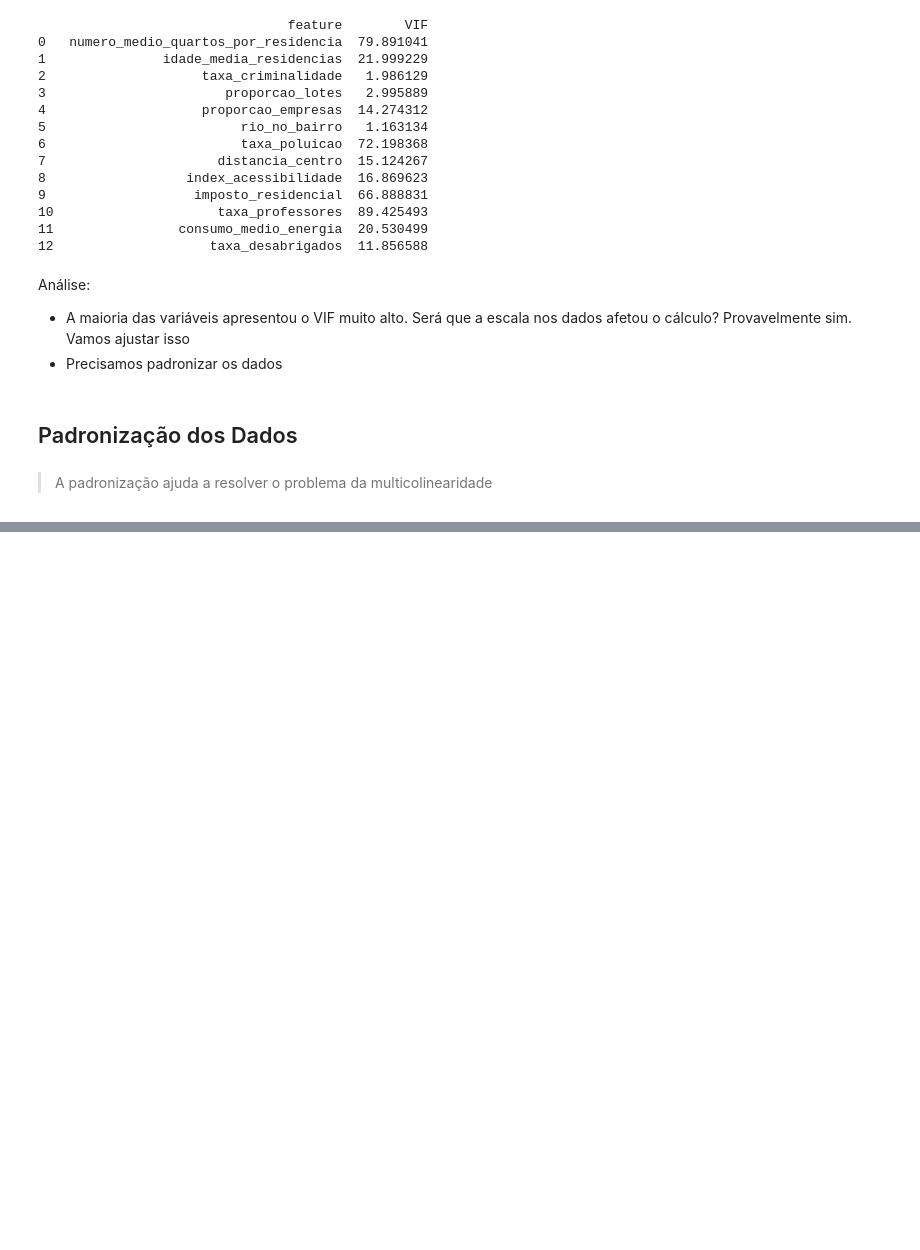
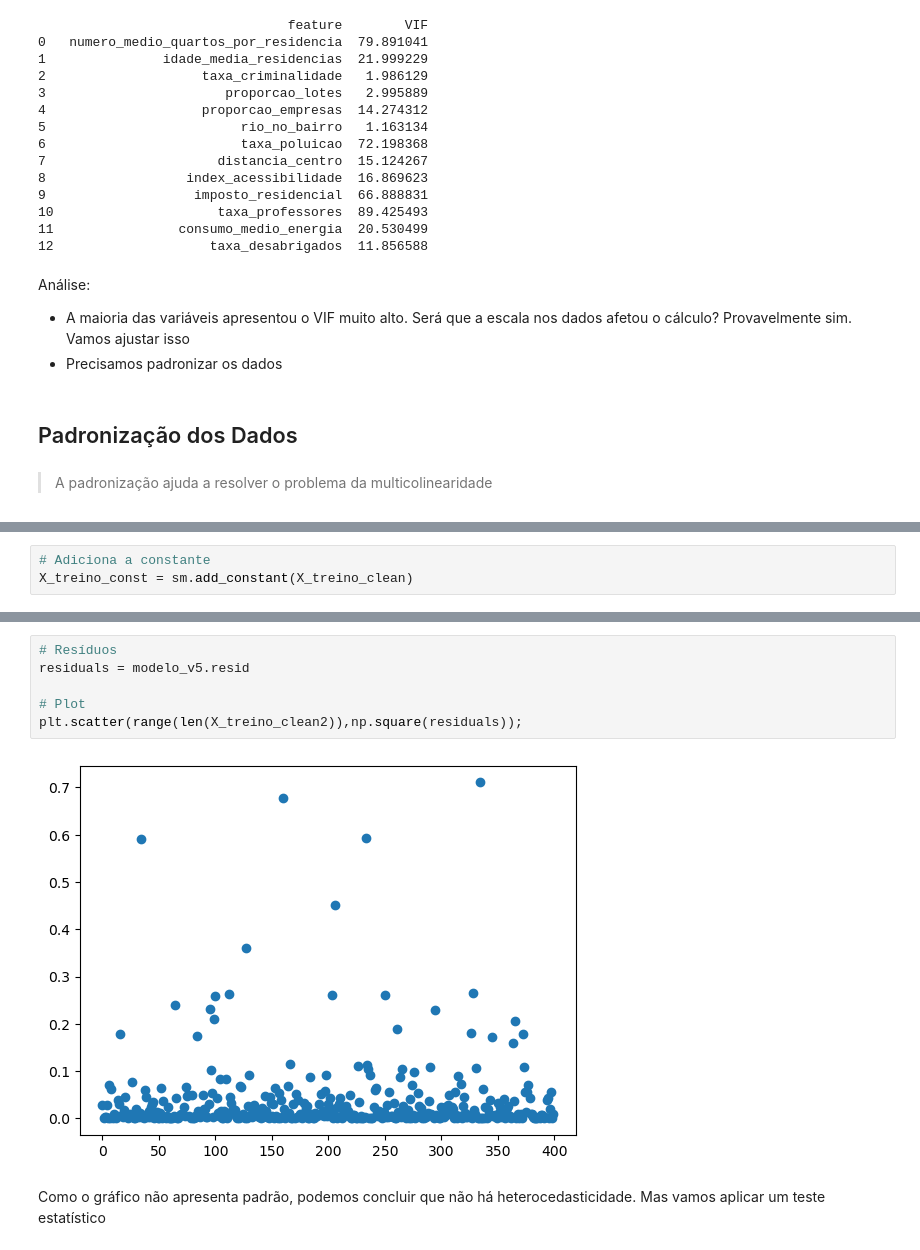
Before and after one commit to anandasouza/Aplicacao-e-Interpretacao-de-Testes-estatisticos, a Jupyter notebook: projeto.ipynb, the cells around one changed output, grey strips where cells are left out. Cells and saved outputs as stored; diff of their text form; blank space fills up the shorter version.

```diff
--- a/projeto.ipynb
+++ b/projeto.ipynb
@@ -587,0 +910,3 @@ Análise:
+# %%
+# Adiciona a constante
+X_treino_const = sm.add_constant(X_treino_clean)
@@ -587,0 +1197,10 @@ Análise:
+# %%
+# Resíduos
+residuals = modelo_v5.resid
+
+# Plot
+plt.scatter(range(len(X_treino_clean2)),np.square(residuals));
+# %% [output]
+[figure, added]
+# %% [markdown]
+Como o gráfico não apresenta padrão, podemos concluir que não há heterocedasticidade. Mas vamos aplicar um teste estatístico
```
Also changed, not shown: parts of 117 cells of this notebook, 1 other file.
